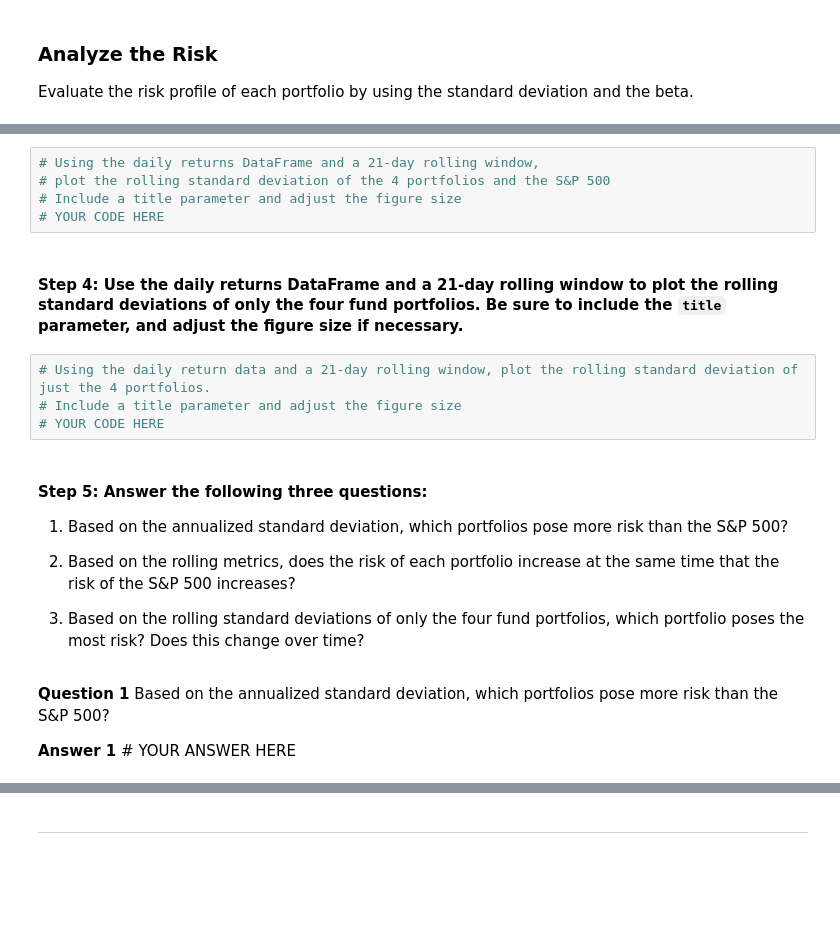
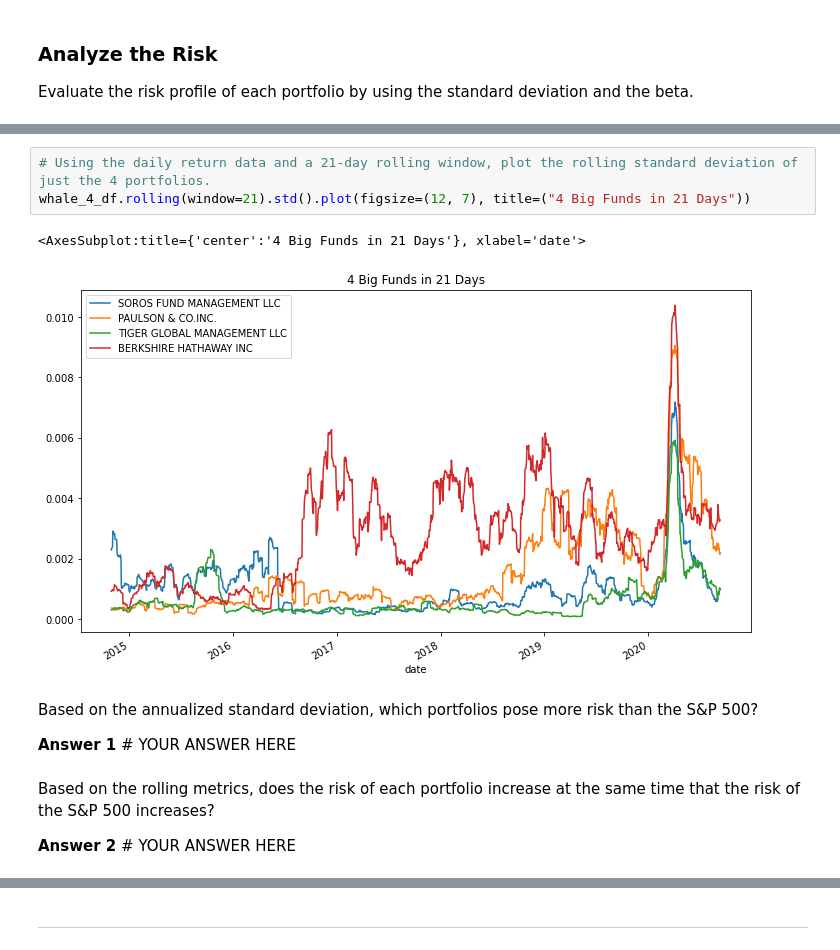
Before and after one commit to agnesmaria1/Risk-and-Return-Analysis, a Jupyter notebook: Risk Return Analysis/risk_return_analysis.ipynb, the cells around one changed output, grey strips where cells are left out. Cells and saved outputs as stored; diff of their text form; blank space fills up the shorter version.

Commit message:
Analyze the Volatility and Risk

```diff
--- a/Risk Return Analysis/risk_return_analysis.ipynb
+++ b/Risk Return Analysis/risk_return_analysis.ipynb
@@ -246,23 +164,14 @@ dtype: float64
 # %%
-# Using the daily returns DataFrame and a 21-day rolling window,
-# plot the rolling standard deviation of the 4 portfolios and the S&P 500
-# Include a title parameter and adjust the figure size
-# YOUR CODE HERE
+# Using the daily return data and a 21-day rolling window, plot the rolling standard deviation of just the 4 portfolios.
+whale_4_df.rolling(window=21).std().plot(figsize=(12, 7), title=("4 Big Funds in 21 Days"))
+# %% [output]
+<AxesSubplot:title={'center':'4 Big Funds in 21 Days'}, xlabel='date'>
+[figure, added]
-# %% [markdown]
-#### Step 4: Use the daily returns DataFrame and a 21-day rolling window to plot the rolling standard deviations of only the four fund portfolios. Be sure to include the `title` parameter, and adjust the figure size if necessary.
-# %%
-# Using the daily return data and a 21-day rolling window, plot the rolling standard deviation of just the 4 portfolios.
-# Include a title parameter and adjust the figure size
-# YOUR CODE HERE
+# %% [markdown]
+Based on the annualized standard deviation, which portfolios pose more risk than the S&P 500?
+
+**Answer 1** # YOUR ANSWER HERE
 # %% [markdown]
-#### Step 5: Answer the following three questions:
+Based on the rolling metrics, does the risk of each portfolio increase at the same time that the risk of the S&P 500 increases?
 
-1. Based on the annualized standard deviation, which portfolios pose more risk than the S&P 500?
-
-2. Based on the rolling metrics, does the risk of each portfolio increase at the same time that the risk of the S&P 500 increases?
-
-3. Based on the rolling standard deviations of only the four fund portfolios, which portfolio poses the most risk? Does this change over time?
+**Answer 2** # YOUR ANSWER HERE
-# %% [markdown]
-**Question 1**  Based on the annualized standard deviation, which portfolios pose more risk than the S&P 500?
-
-**Answer 1** # YOUR ANSWER HERE
```
Also changed, not shown: parts of 41 cells of this notebook.
